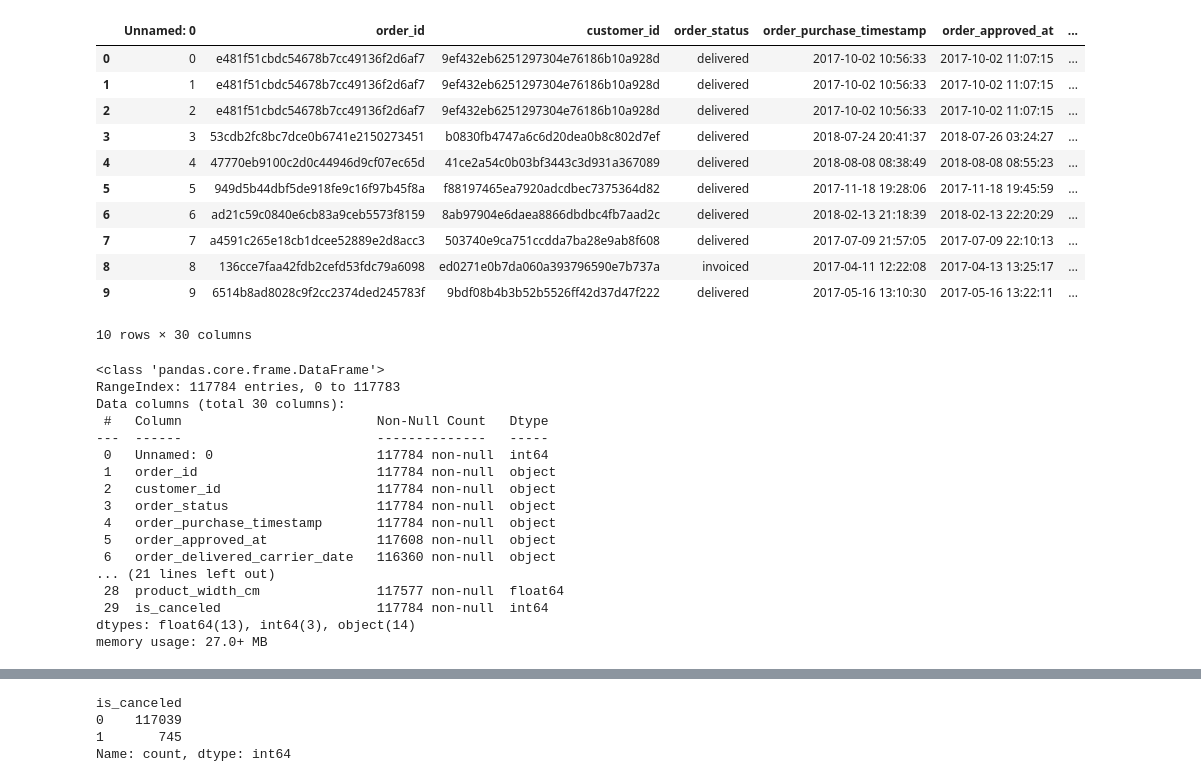
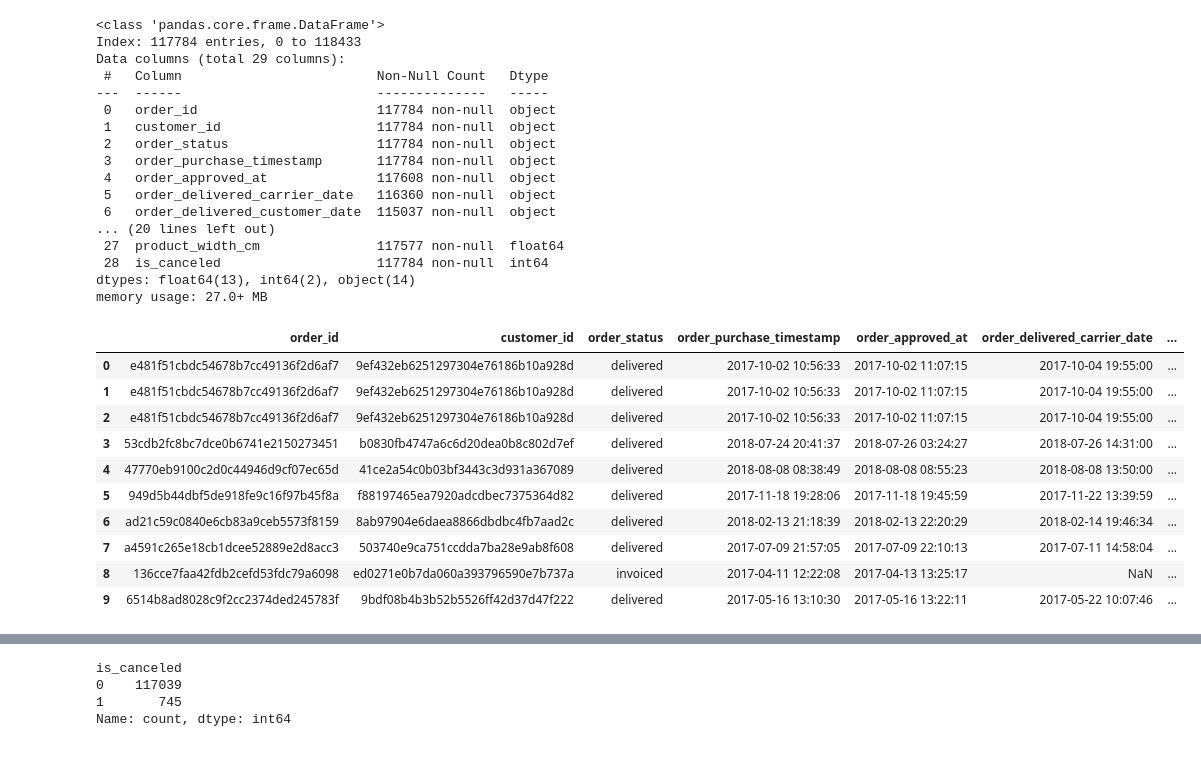
Before and after one commit to FTDS-assignment-bay/p2-final-project-ftds-051-rmt-group-001, a Jupyter notebook: EDA/EDA ver_1.ipynb, the cells around one changed output, grey strips where cells are left out. Drawn from its saved outputs; the diff is of its cells as text; code cells hidden in the pictures.

```diff
--- a/EDA/EDA ver_1.ipynb
+++ b/EDA/EDA ver_1.ipynb
@@ -7,36 +17,39 @@ import numpy as py
 # %%
-df = pd.read_csv('modelling_df_v0_1.csv')
+# Since the data is located on directory '../data/cleaned' from DE part:
+df = pd.read_csv('../data/cleaned/modelling_df_v0_1.csv', index_col=0) # use index column
+backup_df = df.copy() # for backup of changes in original df
+
+# Check the summary with info method()
+df.info()
+
+pd.set_option('display.max_columns', None) # to see all columns
 df.head(10)
 # %% [output]
+<class 'pandas.core.frame.DataFrame'>
+Index: 117784 entries, 0 to 118433
+Data columns (total 29 columns):
+ #   Column                         Non-Null Count   Dtype
+---  ------                         --------------   -----
+ 0   order_id                       117784 non-null  object
+ 1   customer_id                    117784 non-null  object
+ 2   order_status                   117784 non-null  object
+ 3   order_purchase_timestamp       117784 non-null  object
+ 4   order_approved_at              117608 non-null  object
+ 5   order_delivered_carrier_date   116360 non-null  object
+ 6   order_delivered_customer_date  115037 non-null  object
+... (20 lines left out)
+ 27  product_width_cm               117577 non-null  float64
+ 28  is_canceled                    117784 non-null  int64
+dtypes: float64(13), int64(2), object(14)
+memory usage: 27.0+ MB
-|  | Unnamed: 0 | order_id | customer_id | order_status | order_purchase_timestamp | order_approved_at | ... |
-| 0 | 0 | e481f51cbdc54678b7cc49136f2d6af7 | 9ef432eb6251297304e76186b10a928d | delivered | 2017-10-02 10:56:33 | 2017-10-02 11:07:15 | ... |
-| 1 | 1 | e481f51cbdc54678b7cc49136f2d6af7 | 9ef432eb6251297304e76186b10a928d | delivered | 2017-10-02 10:56:33 | 2017-10-02 11:07:15 | ... |
-| 2 | 2 | e481f51cbdc54678b7cc49136f2d6af7 | 9ef432eb6251297304e76186b10a928d | delivered | 2017-10-02 10:56:33 | 2017-10-02 11:07:15 | ... |
-| 3 | 3 | 53cdb2fc8bc7dce0b6741e2150273451 | b0830fb4747a6c6d20dea0b8c802d7ef | delivered | 2018-07-24 20:41:37 | 2018-07-26 03:24:27 | ... |
-| 4 | 4 | 47770eb9100c2d0c44946d9cf07ec65d | 41ce2a54c0b03bf3443c3d931a367089 | delivered | 2018-08-08 08:38:49 | 2018-08-08 08:55:23 | ... |
-| 5 | 5 | 949d5b44dbf5de918fe9c16f97b45f8a | f88197465ea7920adcdbec7375364d82 | delivered | 2017-11-18 19:28:06 | 2017-11-18 19:45:59 | ... |
-| 6 | 6 | ad21c59c0840e6cb83a9ceb5573f8159 | 8ab97904e6daea8866dbdbc4fb7aad2c | delivered | 2018-02-13 21:18:39 | 2018-02-13 22:20:29 | ... |
-| 7 | 7 | a4591c265e18cb1dcee52889e2d8acc3 | 503740e9ca751ccdda7ba28e9ab8f608 | delivered | 2017-07-09 21:57:05 | 2017-07-09 22:10:13 | ... |
-| 8 | 8 | 136cce7faa42fdb2cefd53fdc79a6098 | ed0271e0b7da060a393796590e7b737a | invoiced | 2017-04-11 12:22:08 | 2017-04-13 13:25:17 | ... |
-| 9 | 9 | 6514b8ad8028c9f2cc2374ded245783f | 9bdf08b4b3b52b5526ff42d37d47f222 | delivered | 2017-05-16 13:10:30 | 2017-05-16 13:22:11 | ... |
+|  | order_id | customer_id | order_status | order_purchase_timestamp | order_approved_at | order_delivered_carrier_date | ... |
+| 0 | e481f51cbdc54678b7cc49136f2d6af7 | 9ef432eb6251297304e76186b10a928d | delivered | 2017-10-02 10:56:33 | 2017-10-02 11:07:15 | 2017-10-04 19:55:00 | ... |
+| 1 | e481f51cbdc54678b7cc49136f2d6af7 | 9ef432eb6251297304e76186b10a928d | delivered | 2017-10-02 10:56:33 | 2017-10-02 11:07:15 | 2017-10-04 19:55:00 | ... |
+| 2 | e481f51cbdc54678b7cc49136f2d6af7 | 9ef432eb6251297304e76186b10a928d | delivered | 2017-10-02 10:56:33 | 2017-10-02 11:07:15 | 2017-10-04 19:55:00 | ... |
+| 3 | 53cdb2fc8bc7dce0b6741e2150273451 | b0830fb4747a6c6d20dea0b8c802d7ef | delivered | 2018-07-24 20:41:37 | 2018-07-26 03:24:27 | 2018-07-26 14:31:00 | ... |
+| 4 | 47770eb9100c2d0c44946d9cf07ec65d | 41ce2a54c0b03bf3443c3d931a367089 | delivered | 2018-08-08 08:38:49 | 2018-08-08 08:55:23 | 2018-08-08 13:50:00 | ... |
+| 5 | 949d5b44dbf5de918fe9c16f97b45f8a | f88197465ea7920adcdbec7375364d82 | delivered | 2017-11-18 19:28:06 | 2017-11-18 19:45:59 | 2017-11-22 13:39:59 | ... |
+| 6 | ad21c59c0840e6cb83a9ceb5573f8159 | 8ab97904e6daea8866dbdbc4fb7aad2c | delivered | 2018-02-13 21:18:39 | 2018-02-13 22:20:29 | 2018-02-14 19:46:34 | ... |
+| 7 | a4591c265e18cb1dcee52889e2d8acc3 | 503740e9ca751ccdda7ba28e9ab8f608 | delivered | 2017-07-09 21:57:05 | 2017-07-09 22:10:13 | 2017-07-11 14:58:04 | ... |
+| 8 | 136cce7faa42fdb2cefd53fdc79a6098 | ed0271e0b7da060a393796590e7b737a | invoiced | 2017-04-11 12:22:08 | 2017-04-13 13:25:17 | NaN | ... |
+| 9 | 6514b8ad8028c9f2cc2374ded245783f | 9bdf08b4b3b52b5526ff42d37d47f222 | delivered | 2017-05-16 13:10:30 | 2017-05-16 13:22:11 | 2017-05-22 10:07:46 | ... |
-10 rows × 30 columns
-# %%
-df.info()
-# %% [output]
-<class 'pandas.core.frame.DataFrame'>
-RangeIndex: 117784 entries, 0 to 117783
-Data columns (total 30 columns):
- #   Column                         Non-Null Count   Dtype
----  ------                         --------------   -----
- 0   Unnamed: 0                     117784 non-null  int64
- 1   order_id                       117784 non-null  object
- 2   customer_id                    117784 non-null  object
- 3   order_status                   117784 non-null  object
- 4   order_purchase_timestamp       117784 non-null  object
- 5   order_approved_at              117608 non-null  object
- 6   order_delivered_carrier_date   116360 non-null  object
-... (21 lines left out)
- 28  product_width_cm               117577 non-null  float64
- 29  is_canceled                    117784 non-null  int64
-dtypes: float64(13), int64(3), object(14)
-memory usage: 27.0+ MB
```
Also changed, not shown: parts of 25 cells of this notebook.
